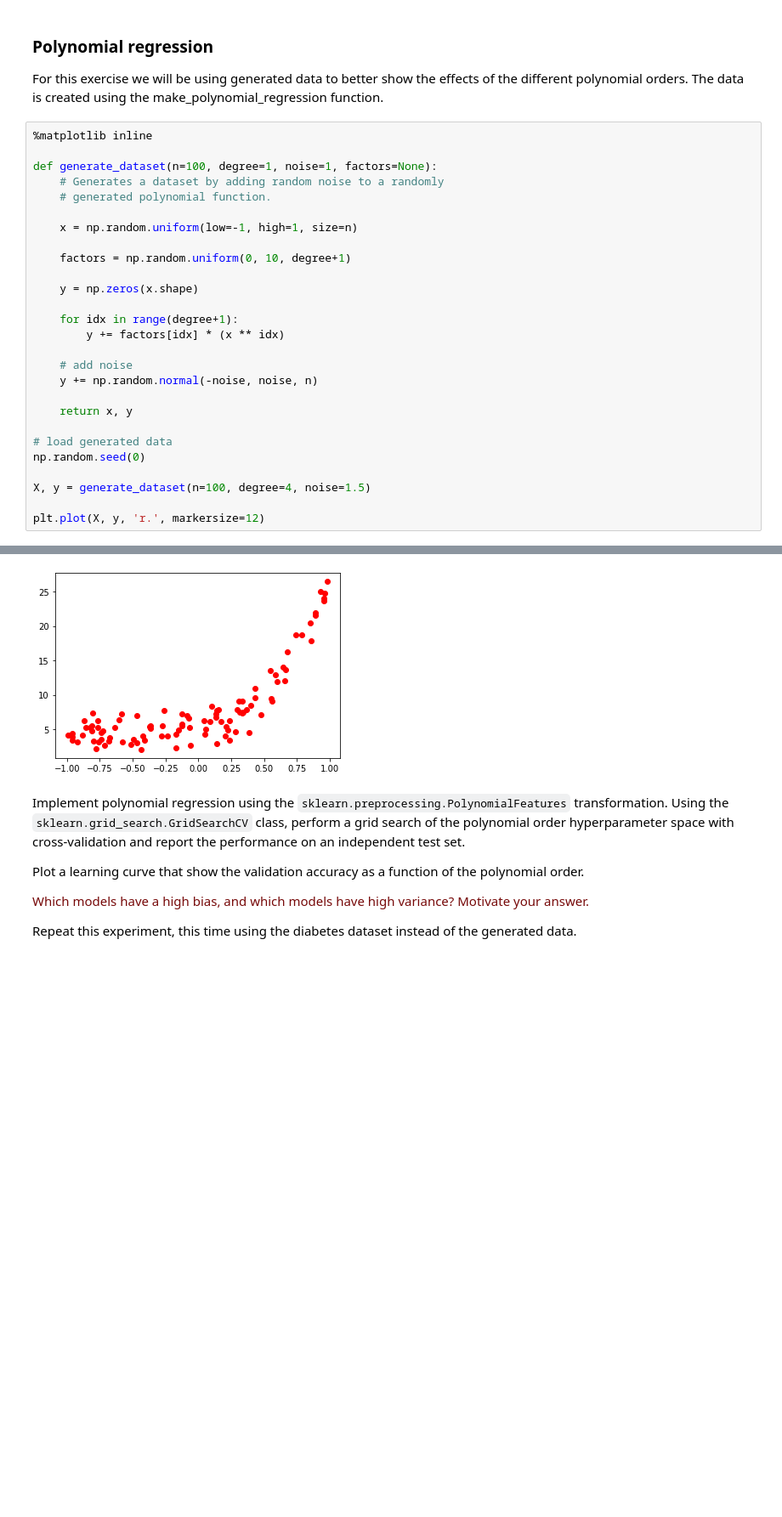
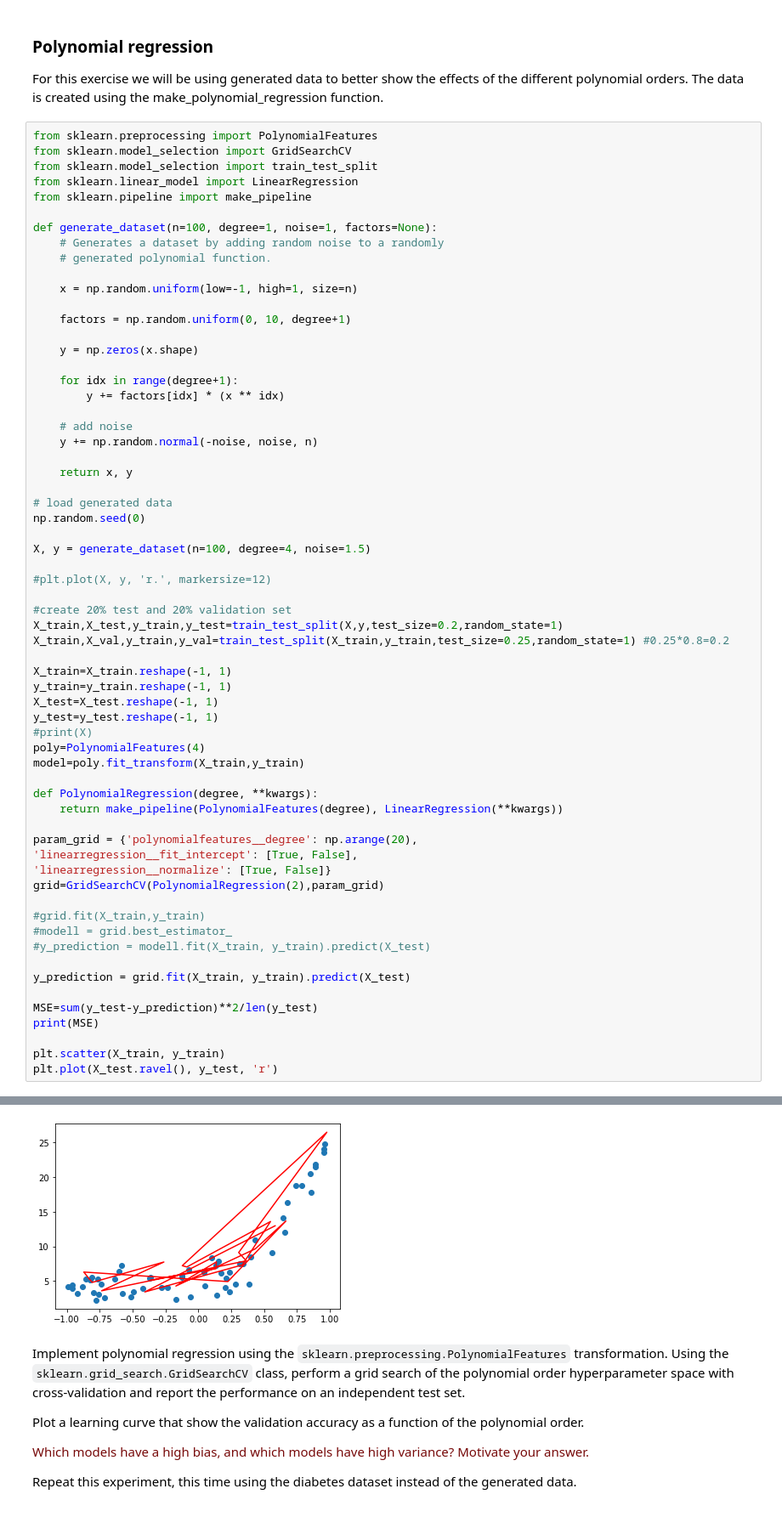
Before and after one commit to langestefan/8dm50-machine-learning, a Jupyter notebook: practicals/week_2.ipynb, the cells around one changed output, grey strips where cells are left out. Shown at 85% size. Drawn from its saved outputs; the diff is of its cells as text; blank space fills up the shorter version.

Commit message:
updateRegression

```diff
--- a/practicals/week_2.ipynb
+++ b/practicals/week_2.ipynb
@@ -142,7 +142,11 @@ $ = (Bias)^2 + Var$
 For this exercise we will be using generated data to better show the effects of the different polynomial orders.
 The data is created using the make_polynomial_regression function.
 # %%
-%matplotlib inline
+from sklearn.preprocessing import PolynomialFeatures
+from sklearn.model_selection import GridSearchCV
+from sklearn.model_selection import train_test_split
+from sklearn.linear_model import LinearRegression
+from sklearn.pipeline import make_pipeline
 
 def generate_dataset(n=100, degree=1, noise=1, factors=None):
     # Generates a dataset by adding random noise to a randomly
@@ -167,5 +171,37 @@ np.random.seed(0)
 
 X, y = generate_dataset(n=100, degree=4, noise=1.5)
 
-plt.plot(X, y, 'r.', markersize=12)
+#plt.plot(X, y, 'r.', markersize=12)
+
+#create 20% test and 20% validation set
+X_train,X_test,y_train,y_test=train_test_split(X,y,test_size=0.2,random_state=1)
+X_train,X_val,y_train,y_val=train_test_split(X_train,y_train,test_size=0.25,random_state=1) #0.25*0.8=0.2
+
+X_train=X_train.reshape(-1, 1)
+y_train=y_train.reshape(-1, 1)
+X_test=X_test.reshape(-1, 1)
+y_test=y_test.reshape(-1, 1)
+#print(X)
+poly=PolynomialFeatures(4)
+model=poly.fit_transform(X_train,y_train)
+
+def PolynomialRegression(degree, **kwargs):
+    return make_pipeline(PolynomialFeatures(degree), LinearRegression(**kwargs))
+
+param_grid = {'polynomialfeatures__degree': np.arange(20),
+'linearregression__fit_intercept': [True, False],
+'linearregression__normalize': [True, False]}
+grid=GridSearchCV(PolynomialRegression(2),param_grid)
+
+#grid.fit(X_train,y_train)
+#modell = grid.best_estimator_
+#y_prediction = modell.fit(X_train, y_train).predict(X_test)
+
+y_prediction = grid.fit(X_train, y_train).predict(X_test)
+
+MSE=sum(y_test-y_prediction)**2/len(y_test)
+print(MSE)
+
+plt.scatter(X_train, y_train)
+plt.plot(X_test.ravel(), y_test, 'r')
 # %% [output]
@@ -173,4 +210,4 @@ plt.plot(X, y, 'r.', markersize=12)
-[figure, old version]
+[figure, new version]
 # %% [markdown]
 Implement polynomial regression using the `sklearn.preprocessing.PolynomialFeatures` transformation. Using the `sklearn.grid_search.GridSearchCV` class, perform a grid search of the polynomial order hyperparameter space with cross-validation and report the performance on an independent test set.
 
```
Also changed, not shown: parts of 1 cell of this notebook.
